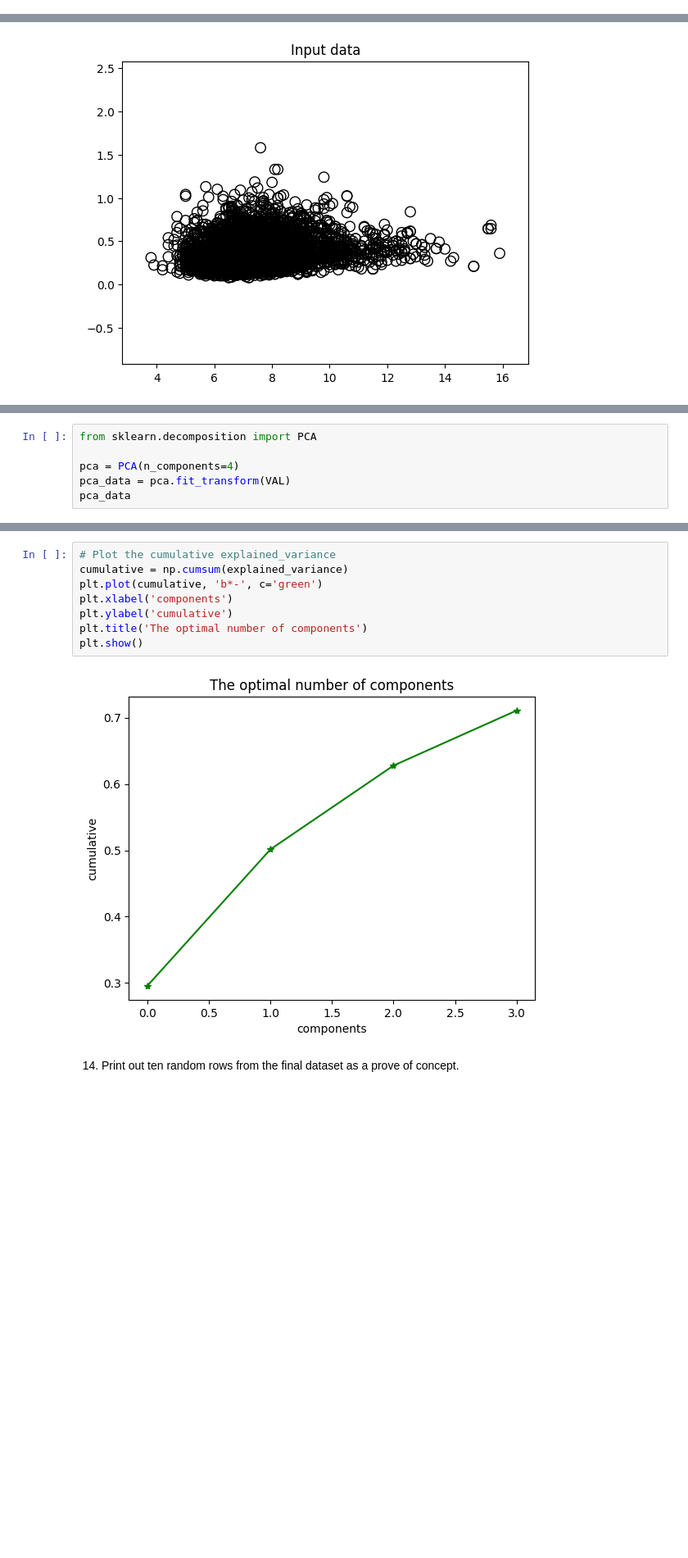
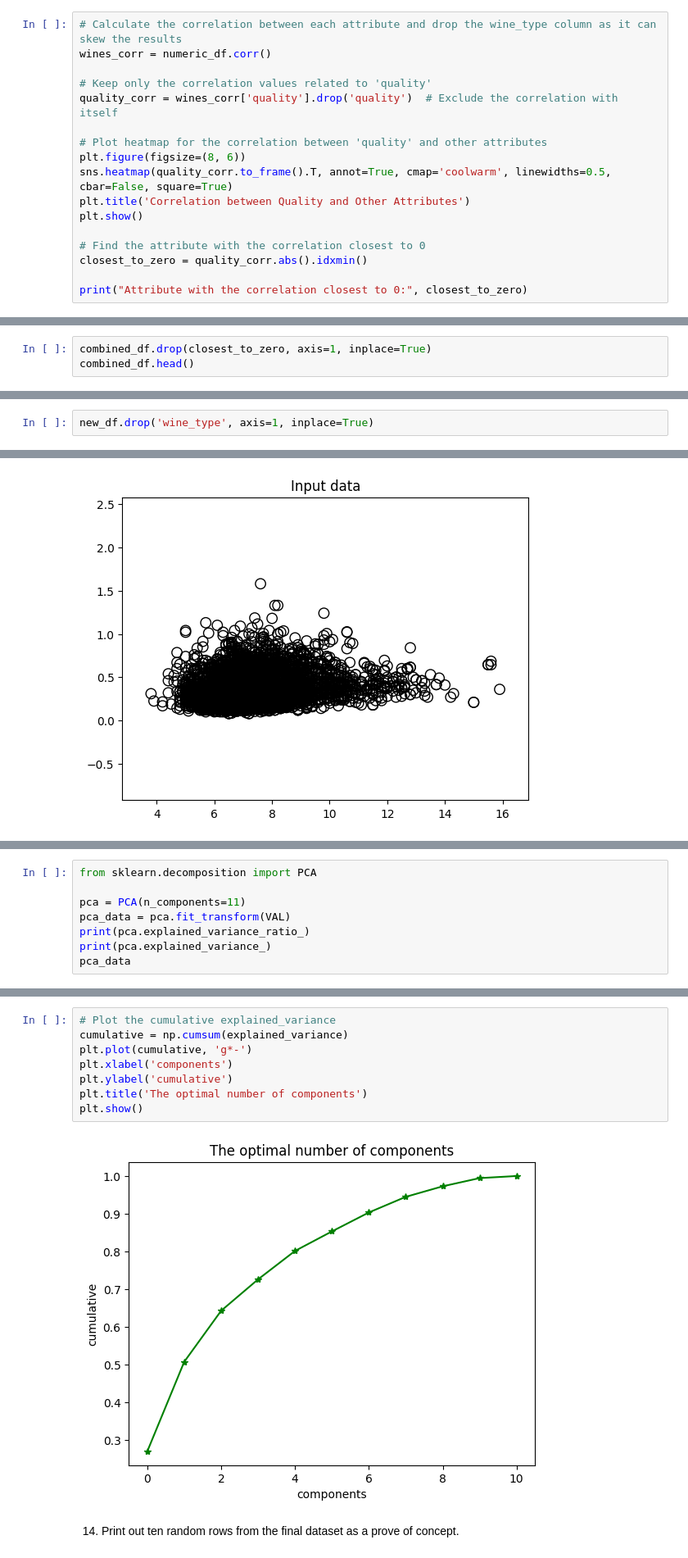
Before and after one commit to Peter537/Dat4-BI-MP2, a Jupyter notebook: winequality-peter.ipynb, the cells around one changed output, grey strips where cells are left out. Shown at 82% size. Cells and saved outputs as stored; diff of their text form; blank space fills up the shorter version.

```diff
--- a/winequality-peter.ipynb
+++ b/winequality-peter.ipynb
@@ -185,0 +196,17 @@ Attribute with the lowest correlation to wine quality: density
+# %%
+# Calculate the correlation between each attribute and drop the wine_type column as it can skew the results
+wines_corr = numeric_df.corr()
+
+# Keep only the correlation values related to 'quality'
+quality_corr = wines_corr['quality'].drop('quality')  # Exclude the correlation with itself
+
+# Plot heatmap for the correlation between 'quality' and other attributes
+plt.figure(figsize=(8, 6))
+sns.heatmap(quality_corr.to_frame().T, annot=True, cmap='coolwarm', linewidths=0.5, cbar=False, square=True)
+plt.title('Correlation between Quality and Other Attributes')
+plt.show()
+
+# Find the attribute with the correlation closest to 0
+closest_to_zero = quality_corr.abs().idxmin()
+
+print("Attribute with the correlation closest to 0:", closest_to_zero)
@@ -185,0 +232,3 @@ Attribute with the lowest correlation to wine quality: density
+# %%
+combined_df.drop(closest_to_zero, axis=1, inplace=True)
+combined_df.head()
@@ -207,6 +263,8 @@ new_df
 # %% [markdown]
 13. Try to reduce the number of features of the aggregated data set by applying principal
 component analysis (PCA). What is the optimal number of components?
+# %%
+new_df.drop('wine_type', axis=1, inplace=True)
 # %%
 VAL = new_df.values
 VAL
@@ -299,7 +361,9 @@ array([[ 0.14253396,  2.19168464, -2.19299869, ..., -0.91531008,
 # %%
 from sklearn.decomposition import PCA
 
-pca = PCA(n_components=4)
+pca = PCA(n_components=11)
 pca_data = pca.fit_transform(VAL)
+print(pca.explained_variance_ratio_)
+print(pca.explained_variance_)
 pca_data
 # %% [output]
@@ -346,13 +445,13 @@ plt.show()
 # %%
 # Plot the cumulative explained_variance
 cumulative = np.cumsum(explained_variance)
-plt.plot(cumulative, 'b*-', c='green')
+plt.plot(cumulative, 'g*-')
 plt.xlabel('components')
 plt.ylabel('cumulative')
 plt.title('The optimal number of components')
 plt.show()
 # %% [output]
-[figure, old version]
+[figure, new version]
 # %% [markdown]
 14. Print out ten random rows from the final dataset as a prove of concept.
 # %%
```
Also changed, not shown: parts of 20 cells of this notebook.
